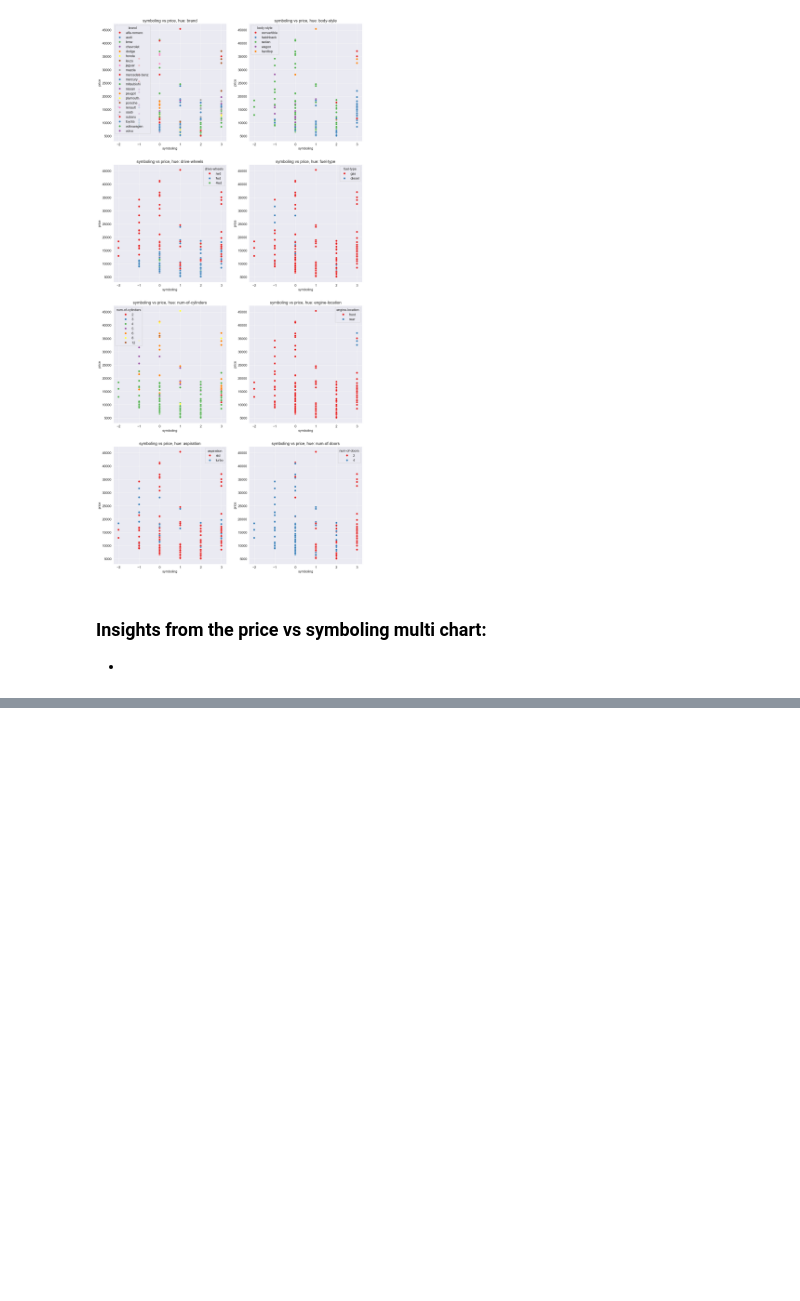
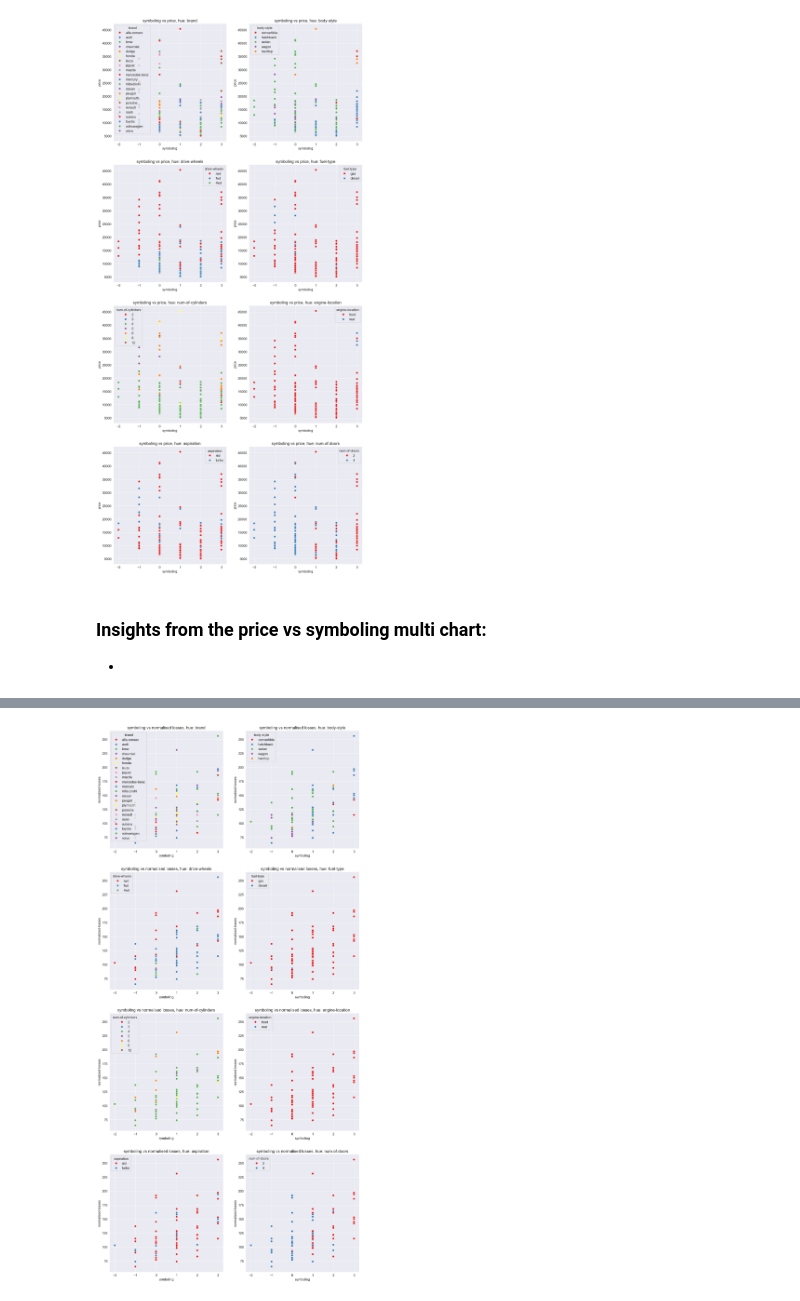
Before and after one commit to kasuleBS/automobile_analysis, a Jupyter notebook: analysis_file.ipynb, the cells around one changed output, grey strips where cells are left out. Saved outputs shown, nothing was run; the diff lists cells and outputs as text; code cells hidden in the pictures; blank space fills up the shorter version.

```diff
--- a/analysis_file.ipynb
+++ b/analysis_file.ipynb
@@ -1256,0 +1264,31 @@ for key,val in plots_dict.items():
+# %%
+# making multiple plots of the same graph to just the difference in insights from hues
+
+fig, axes = plt.subplots(4,2, figsize=(16,35))
+
+# graph syntax
+
+''' axes[0,0].set_title('symboling vs price, hue: brand')
+sns.scatterplot(x='price',y='symboling', hue='brand',s=50,data=automobile_df, ax = axes[0,0]) '''
+
+# loop to execute the entire repetitive task
+# brand, body style, drive wheels, fuel type, number of cylinders and engine location
+# aspiration, num-of-doors
+plots_dict ={
+    '0,0':'brand',
+    '0,1':'body-style',
+    '1,0':'drive-wheels',
+    '1,1': 'fuel-type',
+    '2,0': 'num-of-cylinders',
+    '2,1': 'engine-location',
+    '3,0': 'aspiration',
+    '3,1': 'num-of-doors',
+    }
+for key,val in plots_dict.items():
+    key1= int(key[0])
+    key2 = int(key[-1])
+    axes[key1,key2].set_title(f'symboling vs normalised losses, hue: {val}')
+    sns.scatterplot(x='symboling',y='normalized-losses', hue=val,palette='Set1',
+                    s=50,data=automobile_df, ax = axes[key1,key2])
+# %% [output]
+[figure, added]
```
Also changed, not shown: parts of 20 cells of this notebook.
